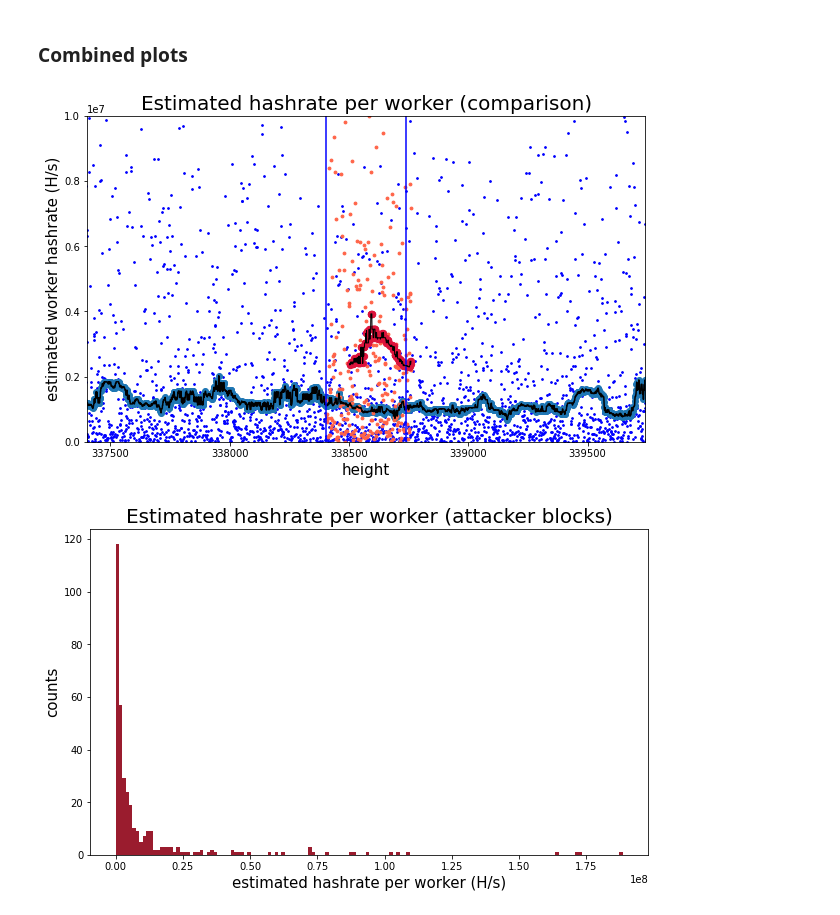
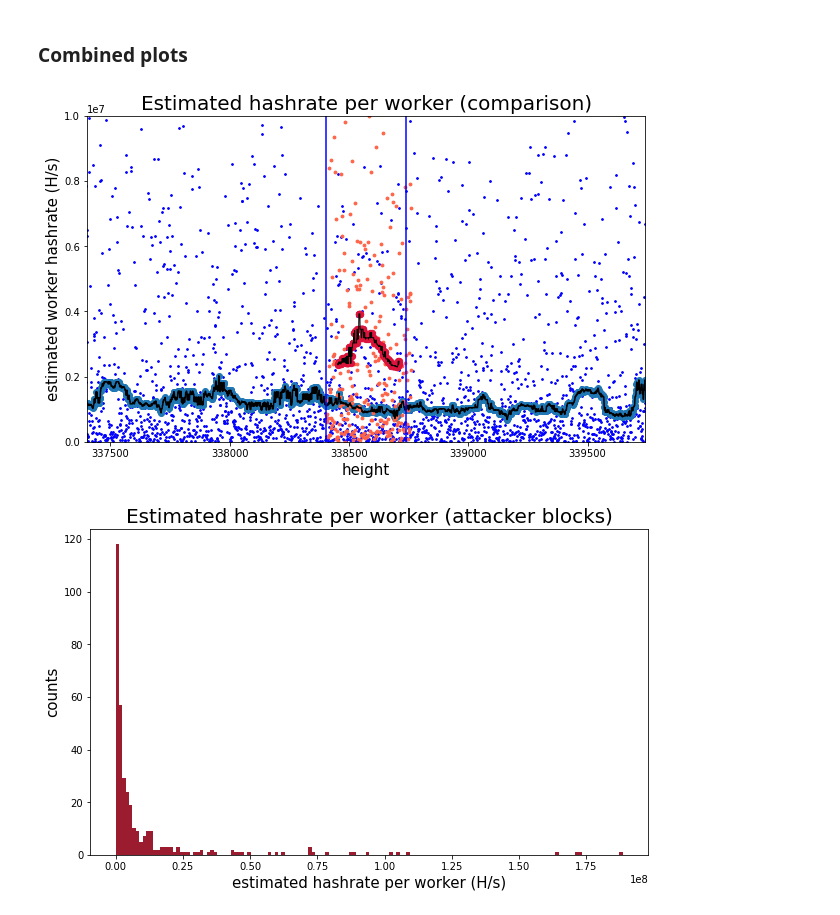
Before and after one commit to Mitchellpkt/firo-forensics, a Jupyter notebook: analysis/jupyter-python-firo-forensics.ipynb, the cells around one changed output. Drawn from its saved outputs; the diff is of its cells as text; code cells hidden in the pictures.

```diff
--- a/analysis/jupyter-python-firo-forensics.ipynb
+++ b/analysis/jupyter-python-firo-forensics.ipynb
@@ -328,35 +328,35 @@ Mean worker hashrate for honest blocks: 5516971.347457685
 rolling_average_width = 100
 # First plot the honest blocks
 honest_blocks_df = control_blocks.append(abandoned_blocks)
 honest_blocks_df = honest_blocks_df.sort_values(by='height', ascending=True)
 honest_heights = list(control_blocks['height'])
 honest_blocks_df['discovery_time'] = honest_blocks_df['time'].diff()
 honest_blocks_df['estimated_hashes_per_sec'] = honest_blocks_df['nonce']  / honest_blocks_df['discovery_time']
 isli.scatter(honest_blocks_df['height'][1::]-rolling_average_width/2, honest_blocks_df['estimated_hashes_per_sec'][1::],
              rollingMedianBinWidth=rolling_average_width, xlabel='height', ylabel='estimated worker hashrate (H/s)', markercolor='b',
              figsize=(10,6), title='Estimated hashrate per worker (comparison)', yscale='linear', ylim=(0, 1e7))
 plt.axvline(x=min(attack_blocks['height']), color='b')
 plt.axvline(x=max(attack_blocks['height']), color='b')
 np.nanmedian(honest_blocks_df['estimated_hashes_per_sec'])
 xlim_width = 1000
 plt.xlim((first_attack_block-xlim_width,last_attack_block+xlim_width));
 
 # Now add the attacker blocks
 plt.scatter(attacker_blocks_df['height'][1::], attacker_blocks_df['estimated_hashes_per_sec'][1::], color='tomato', s = 8)
 temporaryDataFrame = pd.DataFrame()
-temporaryDataFrame['xData'] = attacker_blocks_df['height'][1::]
+temporaryDataFrame['xData'] = attacker_blocks_df['height'][1::]-rolling_average_width/2
 temporaryDataFrame['yData'] = attacker_blocks_df['estimated_hashes_per_sec'][1::]
 temporaryDataFrame.sort_values(by='xData', ascending=True, inplace=True)
 trace = plt.scatter(temporaryDataFrame.xData,
                     temporaryDataFrame['yData'].rolling(rolling_average_width).median(),
                     color='crimson', s=40)
 trace = plt.plot(temporaryDataFrame.xData, temporaryDataFrame['yData'].rolling(rolling_average_width).median(),
          color='k',linewidth=1)
 #thisString = thisKey + ' (rolling median, bin width = ' + str(rolling_average_width) + ')'
 #legendHandles.append(trace)
 #legendStrings.append(thisString)
 # %% [output]
-[figure, old version]
+[figure, new version]
 # %%
 without_outliers_df = attacker_blocks_df[attacker_blocks_df['estimated_hashes_per_sec'] < 2e8]
 isli.hist(without_outliers_df['estimated_hashes_per_sec'][1::], xlabel='estimated hashrate per worker (H/s)', ylabel='counts',color=firo_red_array, figsize=(10,6), title='Estimated hashrate per worker (attacker blocks)');
```
Also changed, not shown: parts of 1 cell of this notebook.
